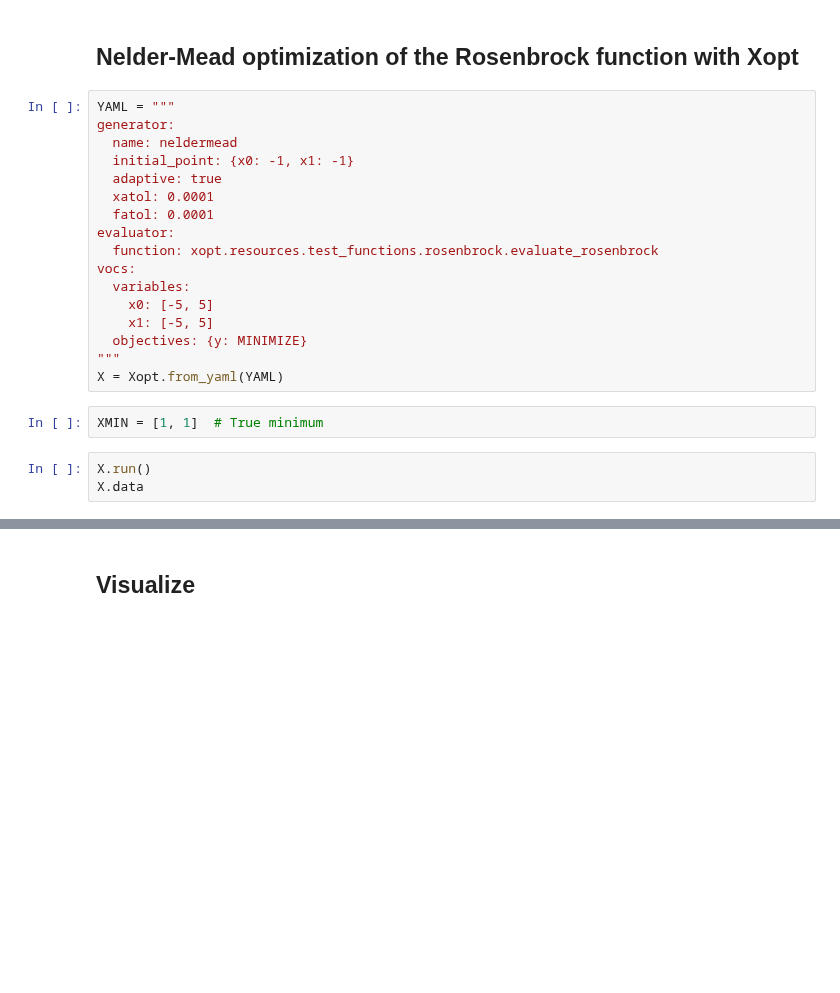
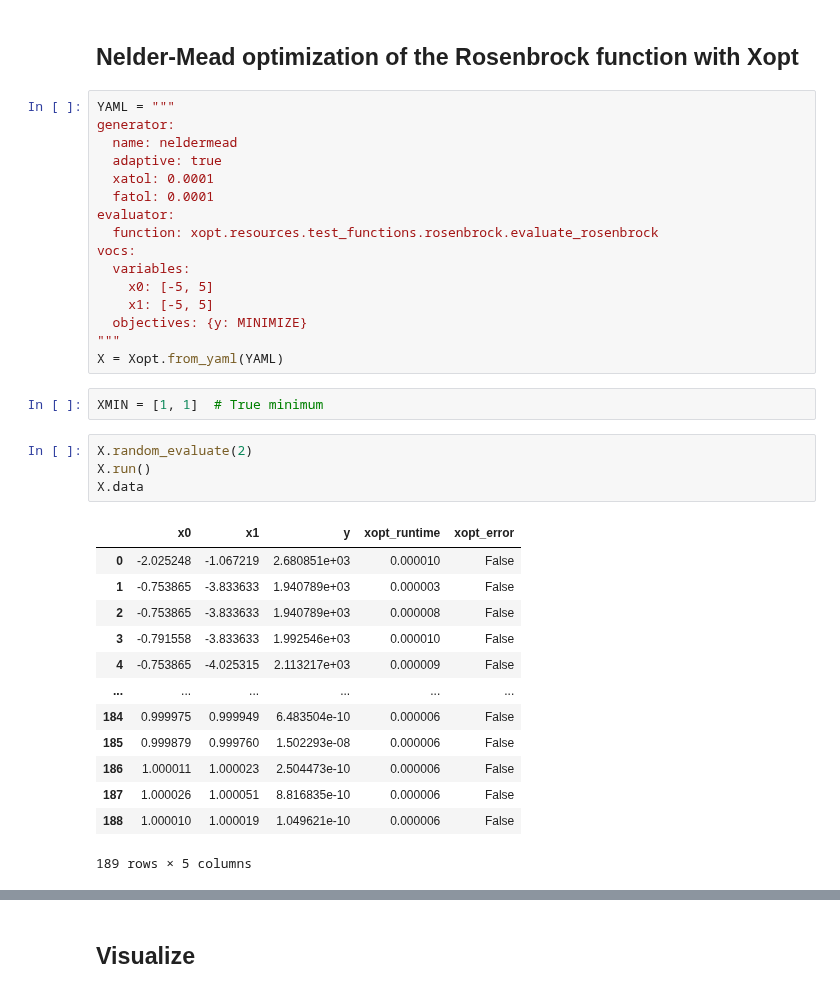
Before and after one commit to xopt-org/Xopt, a Jupyter notebook: docs/examples/scipy/neldermead.ipynb, the cells around one changed output, grey strips where cells are left out. Cells and saved outputs as stored; diff of their text form; blank space fills up the shorter version.

```diff
--- a/docs/examples/scipy/neldermead.ipynb
+++ b/docs/examples/scipy/neldermead.ipynb
@@ -24,7 +24,6 @@ import matplotlib.pyplot as plt
 YAML = """
 generator:
   name: neldermead
-  initial_point: {x0: -1, x1: -1}
   adaptive: true
   xatol: 0.0001
   fatol: 0.0001
@@ -40,8 +39,23 @@ X = Xopt.from_yaml(YAML)
 # %%
 XMIN = [1, 1]  # True minimum
 # %%
+X.random_evaluate(2)
 X.run()
 X.data
+# %% [output]
+|  | x0 | x1 | y | xopt_runtime | xopt_error |
+| 0 | -2.025248 | -1.067219 | 2.680851e+03 | 0.000010 | False |
+| 1 | -0.753865 | -3.833633 | 1.940789e+03 | 0.000003 | False |
+| 2 | -0.753865 | -3.833633 | 1.940789e+03 | 0.000008 | False |
+| 3 | -0.791558 | -3.833633 | 1.992546e+03 | 0.000010 | False |
+| 4 | -0.753865 | -4.025315 | 2.113217e+03 | 0.000009 | False |
+| ... | ... | ... | ... | ... | ... |
+| 184 | 0.999975 | 0.999949 | 6.483504e-10 | 0.000006 | False |
+| 185 | 0.999879 | 0.999760 | 1.502293e-08 | 0.000006 | False |
+| 186 | 1.000011 | 1.000023 | 2.504473e-10 | 0.000006 | False |
+| 187 | 1.000026 | 1.000051 | 8.816835e-10 | 0.000006 | False |
+| 188 | 1.000010 | 1.000019 | 1.049621e-10 | 0.000006 | False |
+189 rows × 5 columns
 # %%
 # Evaluation progression
 X.data["y"].plot(marker=".")
```
Also changed, not shown: parts of 14 cells of this notebook, 5 other files.
